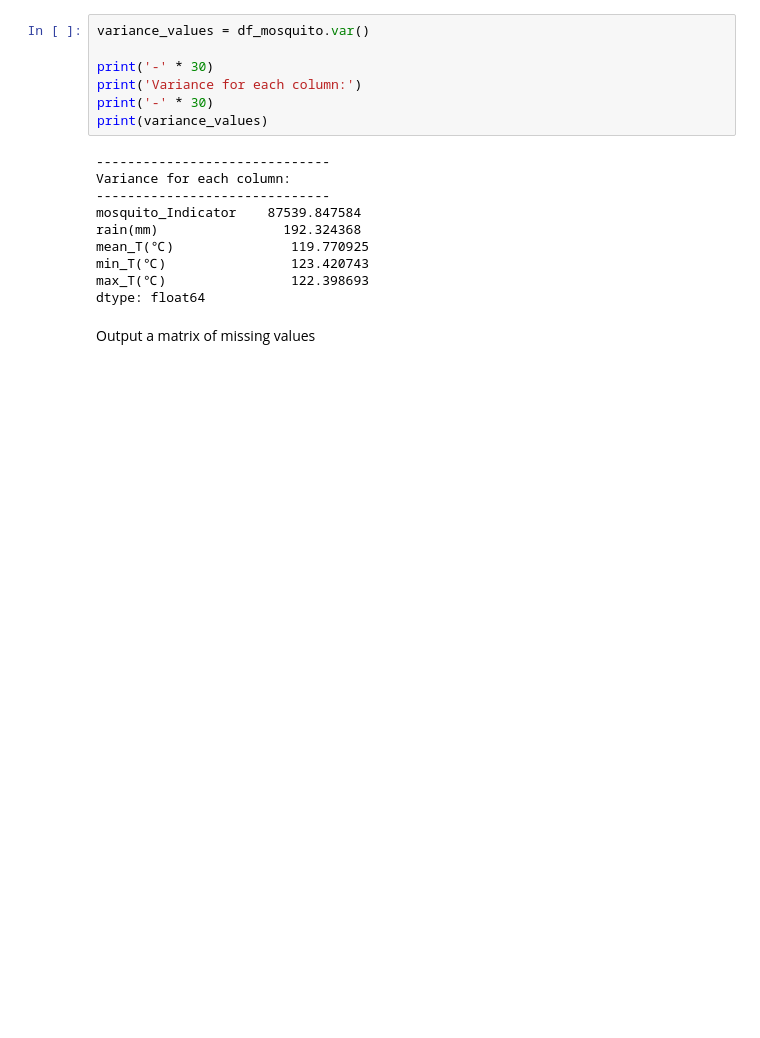
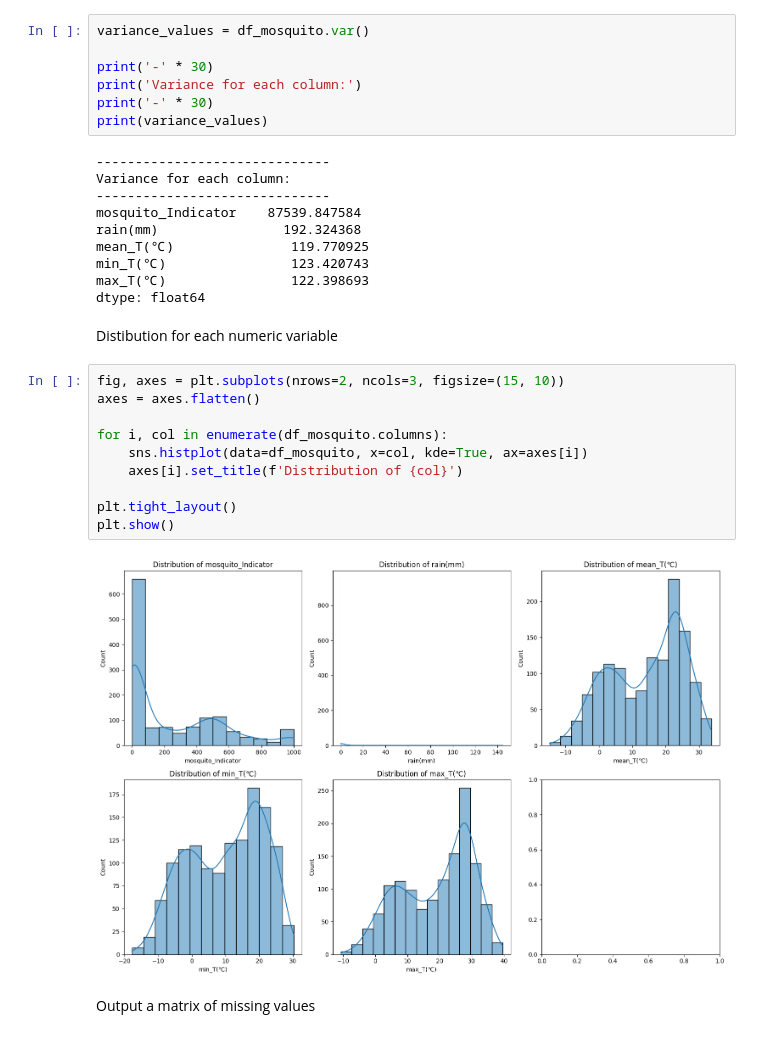
Before and after one commit to Zarathustra4/ML-Essence, a Jupyter notebook: kaggle_sets/data_analisys/mosquito_analisys.ipynb, the cells around one changed output. Cells and saved outputs as stored; diff of their text form; blank space fills up the shorter version.

Commit message:
Draw distribution in mosquito_analisys
Draw distribution for each numeric variable in mosquito_analisys

```diff
--- a/kaggle_sets/data_analisys/mosquito_analisys.ipynb
+++ b/kaggle_sets/data_analisys/mosquito_analisys.ipynb
@@ -126,6 +126,20 @@ mean_T(℃)               119.770925
 min_T(℃)                123.420743
 max_T(℃)                122.398693
 dtype: float64
+# %% [markdown]
+Distibution for each numeric variable
+# %%
+fig, axes = plt.subplots(nrows=2, ncols=3, figsize=(15, 10))
+axes = axes.flatten()
+
+for i, col in enumerate(df_mosquito.columns):
+    sns.histplot(data=df_mosquito, x=col, kde=True, ax=axes[i])
+    axes[i].set_title(f'Distribution of {col}')
+
+plt.tight_layout()
+plt.show()
+# %% [output]
+[figure, added]
 # %% [markdown]
 Output a matrix of missing values
 # %%
```
